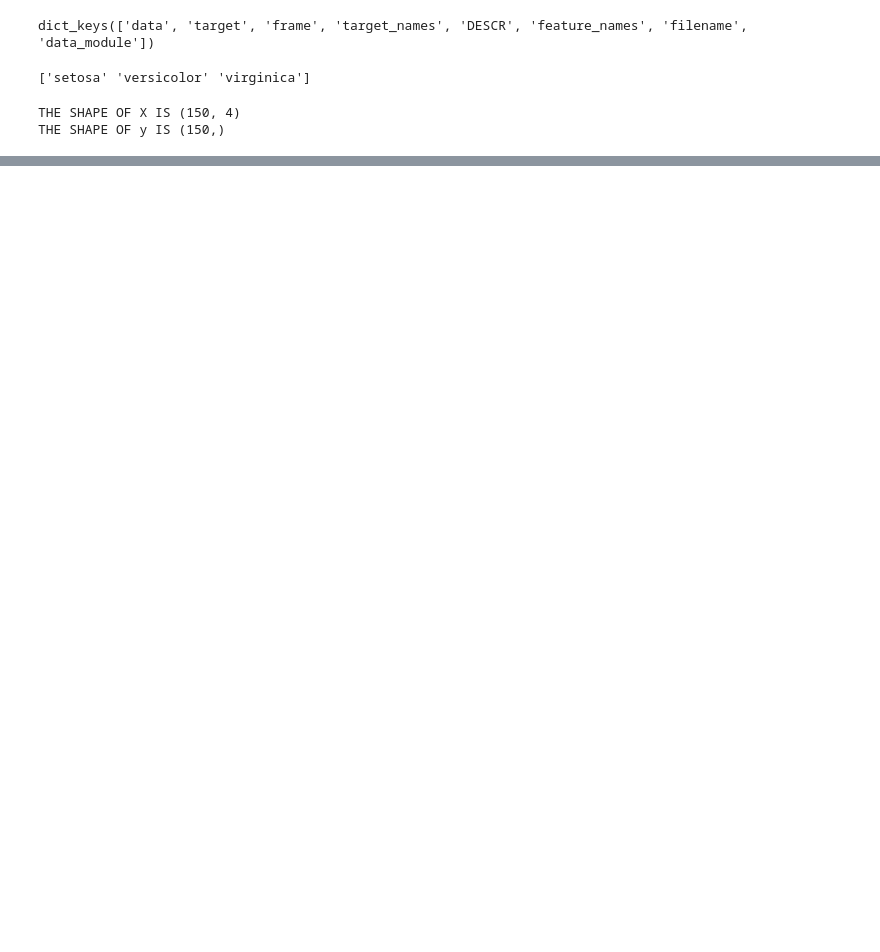
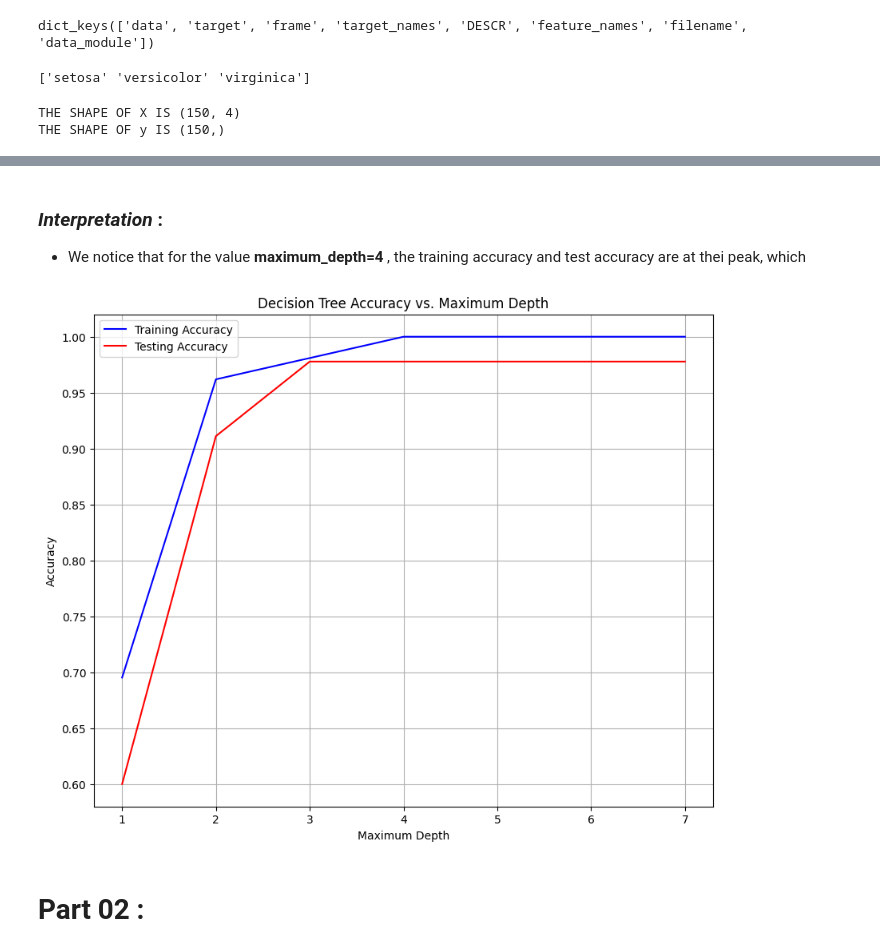
Before and after one commit to Wissemamr/Machine_learning, a Jupyter notebook: TP5/main.ipynb, the cells around one changed output, grey strips where cells are left out. Drawn from its saved outputs; the diff is of its cells as text; code cells hidden in the pictures; blank space fills up the shorter version.

```diff
--- a/TP5/main.ipynb
+++ b/TP5/main.ipynb
@@ -62,0 +98,32 @@ plt.show()
+# %% [markdown]
+### *Interpretation* :
+- We notice that for the value **maximum_depth=4** , the training accuracy and test accuracy are at thei peak, which
+# %%
+max_depths = [1,2, 3, 4, 5, 6, 7]
+train_scores = []
+test_scores=[]
+
+for depth in max_depths:
+    clf = DecisionTreeClassifier(max_depth=depth, criterion='gini')
+    clf.fit(X_train, y_train)
+    train_pred = clf.predict(X_train)
+    test_pred = clf.predict(X_test)
+    train_accuracy = accuracy_score(y_train, train_pred)
+    test_accuracy = accuracy_score(y_test, test_pred)
+    train_scores.append(train_accuracy)
+    test_scores.append(test_accuracy)
+# %%
+plt.figure(figsize=(10, 8))
+plt.plot(max_depths, train_scores, label='Training Accuracy', c='blue')
+plt.plot(max_depths, test_scores, label='Testing Accuracy', c='red')
+plt.xlabel('Maximum Depth')
+plt.ylabel('Accuracy')
+plt.title('Decision Tree Accuracy vs. Maximum Depth')
+plt.legend()
+plt.grid(True)
+plt.xticks(max_depths)
+plt.show()
+# %% [output]
+[figure, added]
+# %% [markdown]
+# Part 02 :
```
Also changed, not shown: parts of 21 cells of this notebook.
